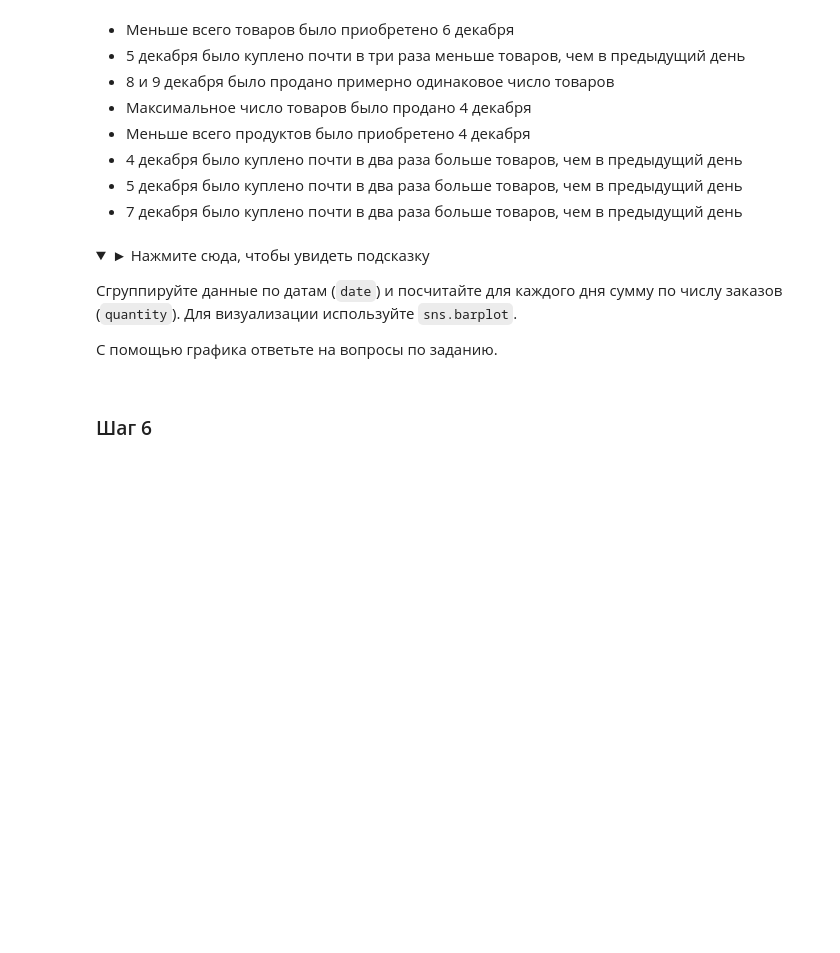
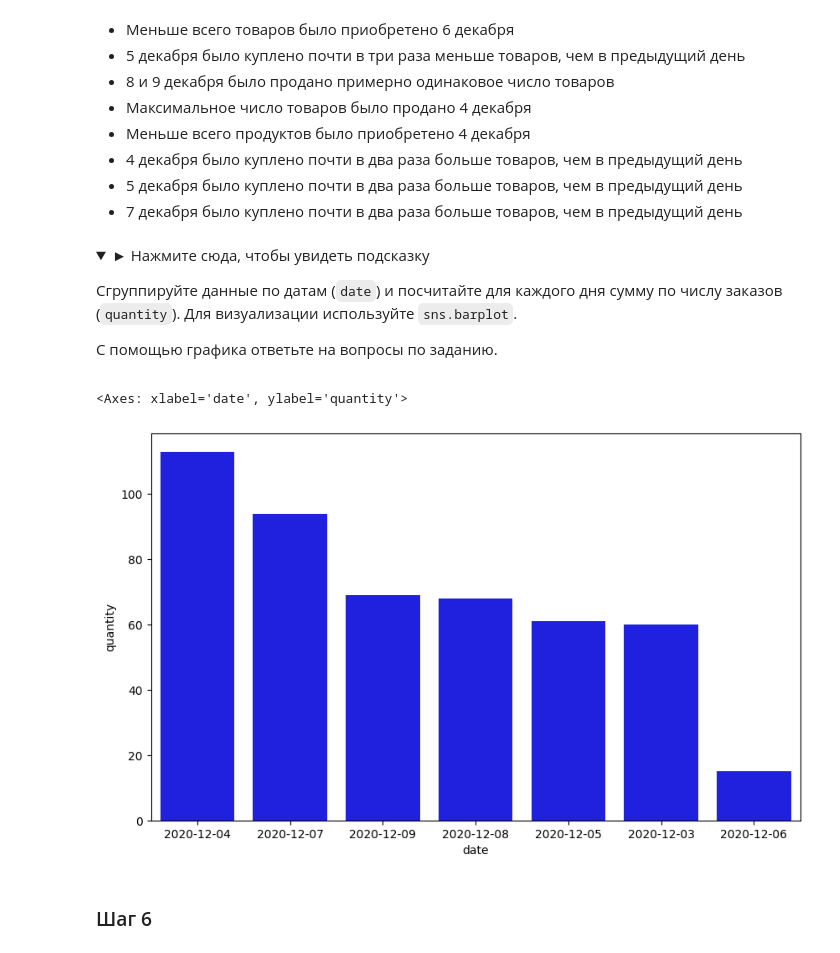
Before and after one commit to m-amirov/karpov.courses, a Jupyter notebook: notebooks/lesson_8_homework.ipynb, the cells around one changed output. Cells and saved outputs as stored; diff of their text form; code cells hidden in the pictures; folded sections open; blank space fills up the shorter version.

```diff
--- a/notebooks/lesson_8_homework.ipynb
+++ b/notebooks/lesson_8_homework.ipynb
@@ -406,3 +503,16 @@ sns.barplot(x='col_x', y='col_y', data=df, order=df.sort_values('col_y').col_x,
+# %%
+import matplotlib.pyplot as plt
+
+plt.figure(figsize=(10,6))
+top_product_date = df.groupby(['date'], as_index=False).quantity.sum().sort_values(by='quantity', ascending=False)
+sns.barplot(data=top_product_date,
+            x='date',
+            y='quantity',
+            color='blue',
+            )
+# %% [output]
+<Axes: xlabel='date', ylabel='quantity'>
+[figure, added]
 # %% [markdown]
 ### Шаг 6
 # %% [markdown]
```
Also changed, not shown: parts of 19 cells of this notebook.
